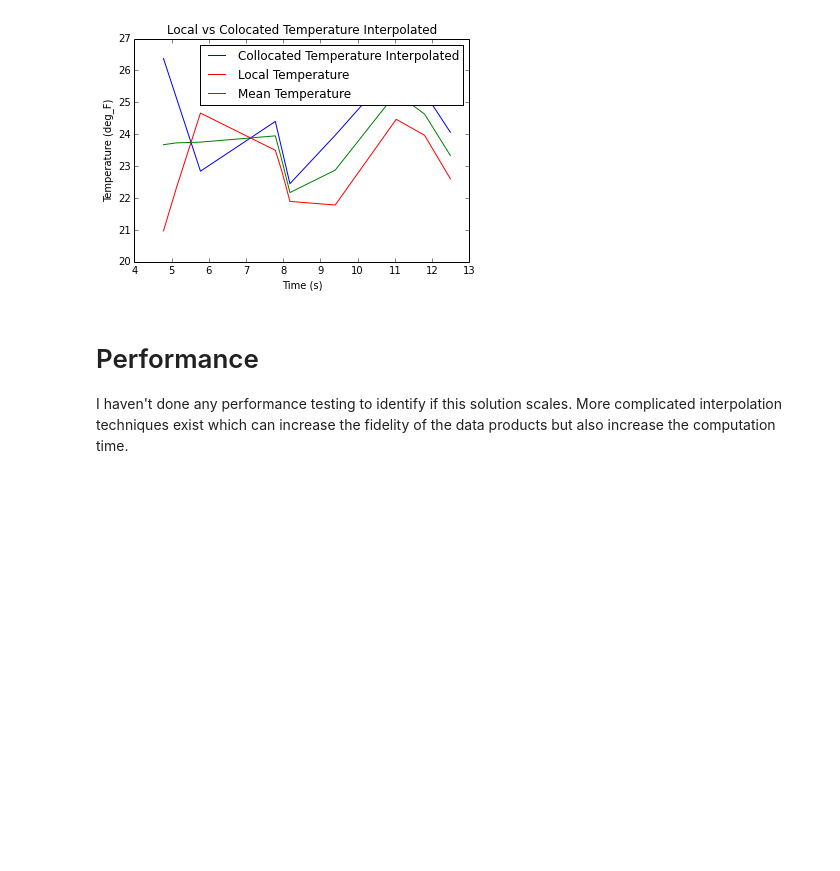
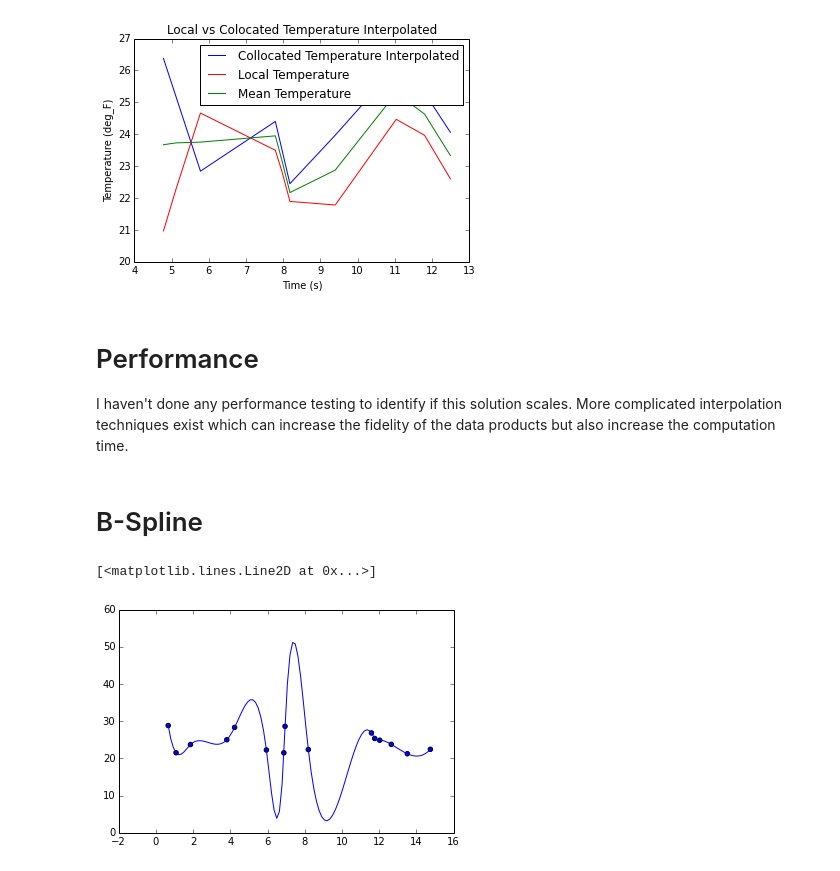
Before and after one commit to lukecampbell/notebooks, a Jupyter notebook: Lerping Functions.ipynb, the cells around one changed output. Drawn from its saved outputs; the diff is of its cells as text; code cells hidden in the pictures; blank space fills up the shorter version.

```diff
--- a/Lerping Functions.ipynb
+++ b/Lerping Functions.ipynb
@@ -144,3 +144,16 @@ fig.legend()
 # %% [markdown]
 # Performance
 I haven't done any performance testing to identify if this solution scales. More complicated interpolation techniques exist which can increase the fidelity of the data products but also increase the computation time.
+# %% [markdown]
+# B-Spline
+# %%
+from scipy.interpolate import splrep, splev
+f = splrep(colocated_time, colocated_temp)
+
+fig = plt.subplot(111)
+fig.scatter(colocated_time, colocated_temp, label='Temp')
+x = np.linspace(colocated_time[0], colocated_time[-1], 100)
+fig.plot(x, splev(x, f), label='Temp Spline')
+# %% [output]
+[<matplotlib.lines.Line2D at 0x...>]
+[figure, added]
```
Also changed, not shown: parts of 7 cells of this notebook.
